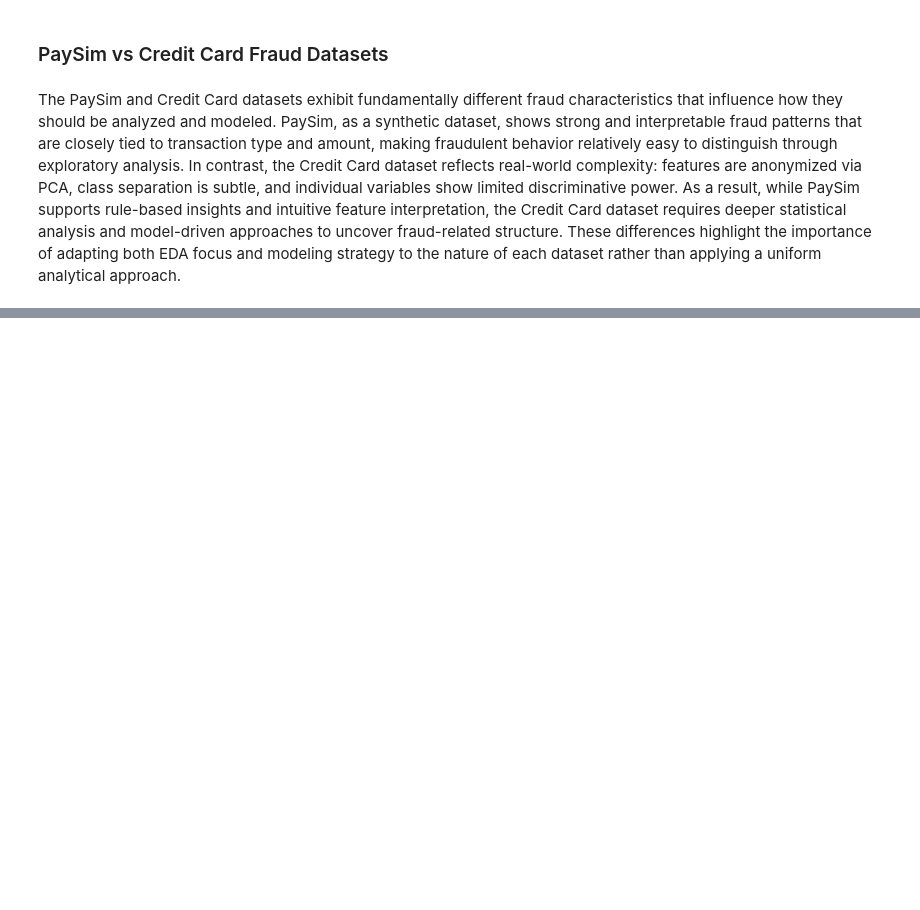
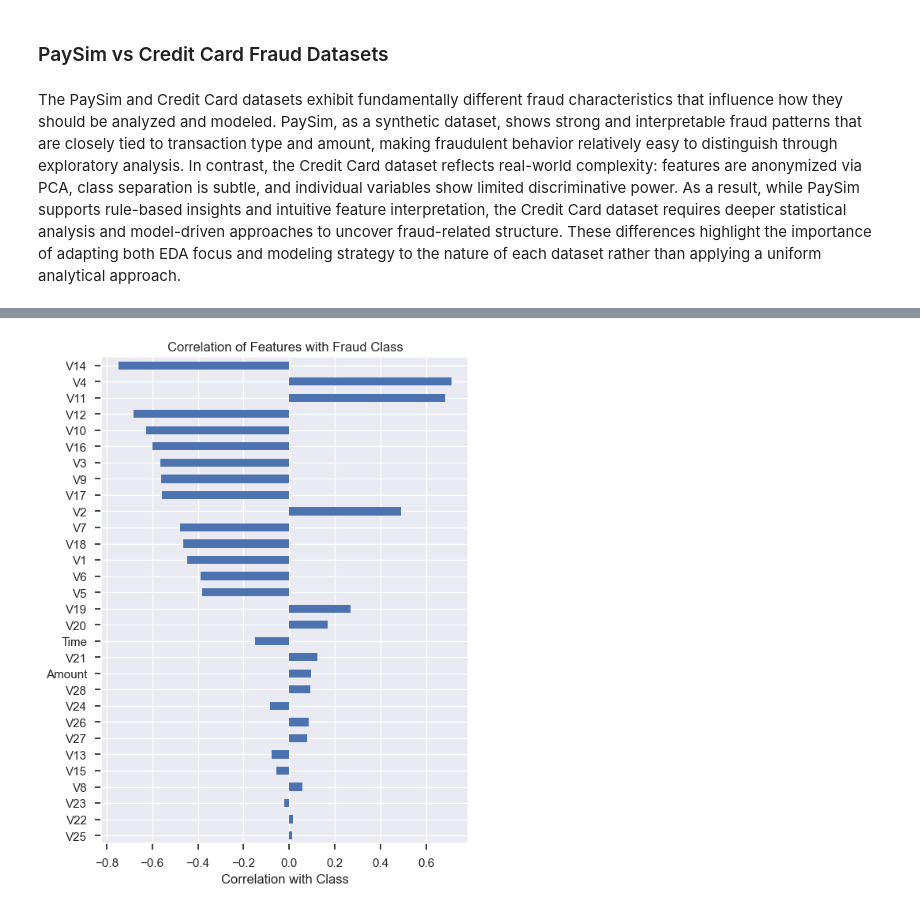
Before and after one commit to thisisehyas/Financial-Fraud-Detection-System, a Jupyter notebook: notebooks/EDA.ipynb, the cells around one changed output, grey strips where cells are left out. Saved outputs shown, nothing was run; the diff lists cells and outputs as text; code cells hidden in the pictures; blank space fills up the shorter version.

```diff
--- a/notebooks/EDA.ipynb
+++ b/notebooks/EDA.ipynb
@@ -821,0 +885,8 @@ The PaySim and Credit Card datasets exhibit fundamentally different fraud charac
+# %%
+class_corr = (
+    corr_matrix['Class']
+    .drop('Class')
+    .sort_values(key=abs, ascending=False)
+)
+
+class_corr.head(10)
@@ -821,0 +905,9 @@ The PaySim and Credit Card datasets exhibit fundamentally different fraud charac
+# %%
+plt.figure(figsize=(6, 8))
+class_corr.plot(kind='barh')
+plt.title('Correlation of Features with Fraud Class')
+plt.xlabel("Correlation with Class")
+plt.gca().invert_yaxis()
+plt.show()
+# %% [output]
+[figure, added]
```
Also changed, not shown: parts of 10 cells of this notebook.
